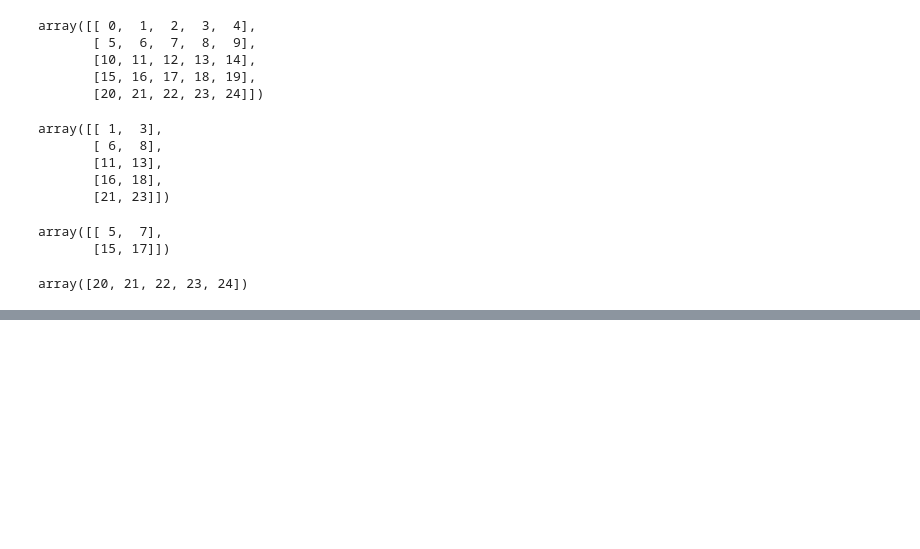
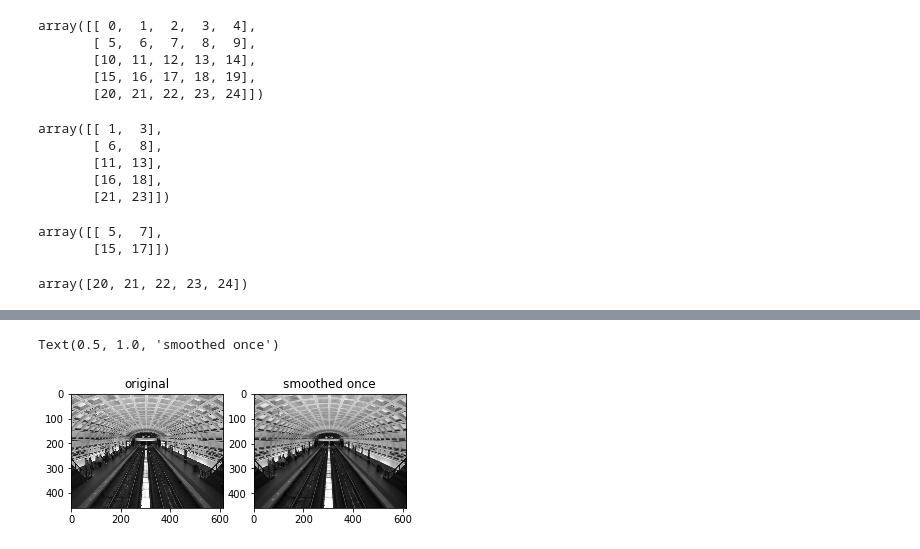
Before and after one commit to sushtend/100-days-of-ml-code, a Jupyter notebook: code/ml/Numpy/Introduction/02 Introduction to Numerical Computing with NumPy.ipynb, the cells around one changed output, grey strips where cells are left out. Drawn from its saved outputs; the diff is of its cells as text; code cells hidden in the pictures; blank space fills up the shorter version.

```diff
--- a/code/ml/Numpy/Introduction/02 Introduction to Numerical Computing with NumPy.ipynb
+++ b/code/ml/Numpy/Introduction/02 Introduction to Numerical Computing with NumPy.ipynb
@@ -83,0 +95,40 @@ array([20, 21, 22, 23, 24])
+# %%
+def smooth(img):
+    avg_img =(    img[1:-1 ,1:-1]  # center
+                + img[ :-2 ,1:-1]  # top
+                + img[2:   ,1:-1]  # bottom
+                + img[1:-1 , :-2]  # left
+                + img[1:-1 ,2:  ]  # right
+                ) / 5.0
+    return avg_img
+
+
+def smooth_loop(img):
+    smoothed = np.zeros((img.shape[0]-2, img.shape[1]-2))
+    for r in range(0, img.shape[0]-2):
+        for c in range(0, img.shape[1]-2):
+            smoothed[r, c] = (  img[r+1, c+1]  # center
+                              + img[r  , c+1]  # top
+                              + img[r+2, c+1]  # bottom
+                              + img[r+1, c  ]  # left
+                              + img[r+1, c+2]  # right
+                             ) / 5.0
+    return smoothed
+# %%
+avg_img = smooth(img)
+# %%
+plt.figure()
+# Set colormap so that images are plotted in gray scale.
+plt.gray()
+# Plot the original image first
+plt.subplot(1,2,1)
+plt.imshow(img)
+plt.title('original')
+
+# Now the filtered image.
+plt.subplot(1,2,2)
+plt.imshow(avg_img)
+plt.title('smoothed once')
+# %% [output]
+Text(0.5, 1.0, 'smoothed once')
+[figure, added]
```
Also changed, not shown: parts of 41 cells of this notebook.
